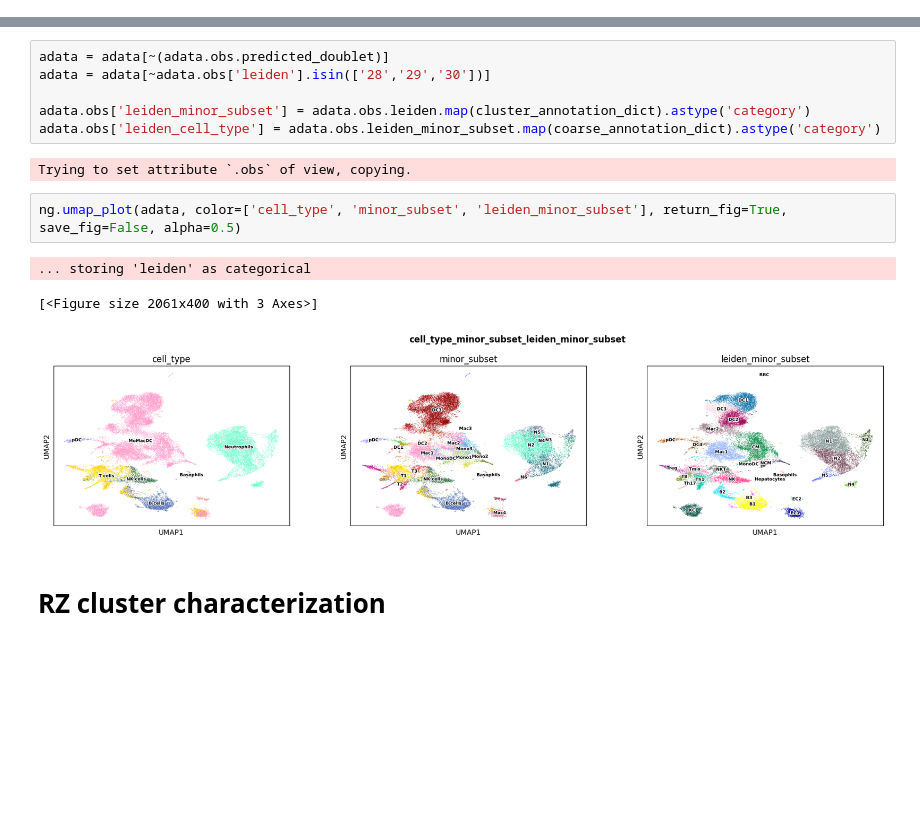
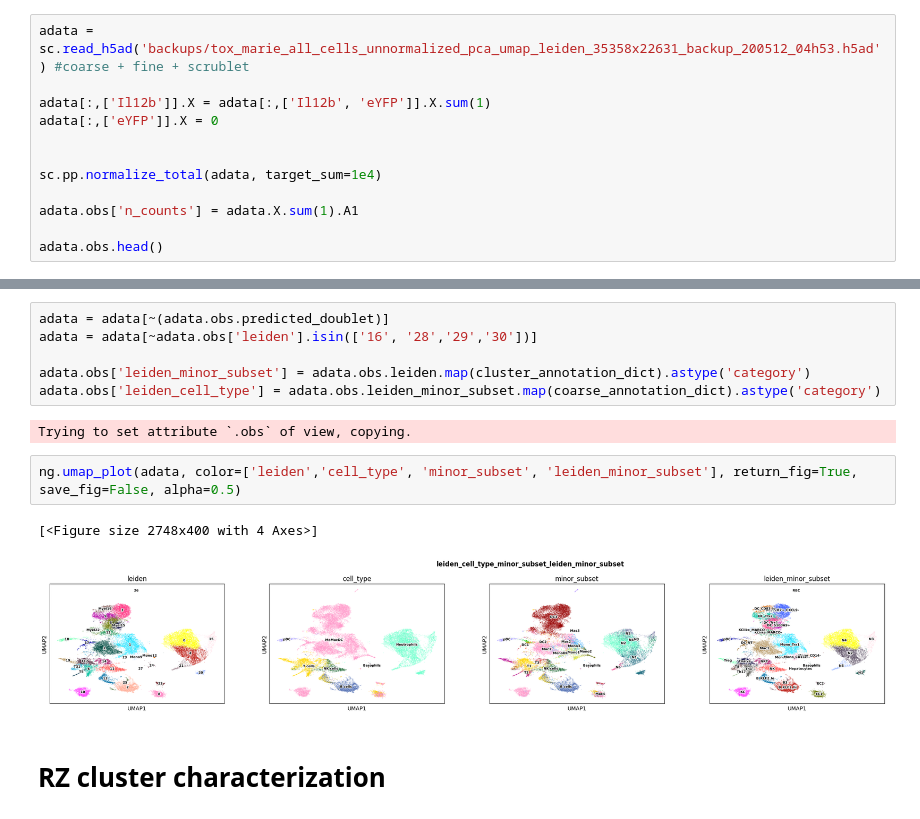
Before and after one commit to Ngort/tox, a Jupyter notebook: e7_reciprocal_classification_annotated_clusters.ipynb, the cells around one changed output, grey strips where cells are left out. Cells and saved outputs as stored; diff of their text form; blank space fills up the shorter version.

```diff
--- a/e7_reciprocal_classification_annotated_clusters.ipynb
+++ b/e7_reciprocal_classification_annotated_clusters.ipynb
@@ -121,0 +119,12 @@ adata.obs.head()
+# %%
+adata = sc.read_h5ad('backups/tox_marie_all_cells_unnormalized_pca_umap_leiden_35358x22631_backup_200512_04h53.h5ad') #coarse + fine + scrublet
+
+adata[:,['Il12b']].X = adata[:,['Il12b', 'eYFP']].X.sum(1)
+adata[:,['eYFP']].X = 0
+
+
+sc.pp.normalize_total(adata, target_sum=1e4)
+
+adata.obs['n_counts'] = adata.X.sum(1).A1
+
+adata.obs.head()
@@ -137,18 +153,17 @@ adata.uns['cell_type_colors'] = adata.obs['cell_type'].cat.categories.map(ng.cel
 adata.uns['minor_subset_colors'] = adata.obs['minor_subset'].cat.categories.map(ng.cell_subset_cmap).tolist()
 # %%
 adata = adata[~(adata.obs.predicted_doublet)]
-adata = adata[~adata.obs['leiden'].isin(['28','29','30'])]
+adata = adata[~adata.obs['leiden'].isin(['16', '28','29','30'])]
 
 adata.obs['leiden_minor_subset'] = adata.obs.leiden.map(cluster_annotation_dict).astype('category')
 adata.obs['leiden_cell_type'] = adata.obs.leiden_minor_subset.map(coarse_annotation_dict).astype('category')
 # %% [output]
 Trying to set attribute `.obs` of view, copying.
 # %%
-ng.umap_plot(adata, color=['cell_type', 'minor_subset', 'leiden_minor_subset'], return_fig=True, save_fig=False, alpha=0.5)
+ng.umap_plot(adata, color=['leiden','cell_type', 'minor_subset', 'leiden_minor_subset'], return_fig=True, save_fig=False, alpha=0.5)
 # %% [output]
-... storing 'leiden' as categorical
+[<Figure size 2748x400 with 4 Axes>]
-[<Figure size 2061x400 with 3 Axes>]
-[figure, old version]
+[figure, new version]
 # %% [markdown]
 # RZ cluster characterization
 # %%
```
Also changed, not shown: parts of 20 cells of this notebook, 3 other files.
